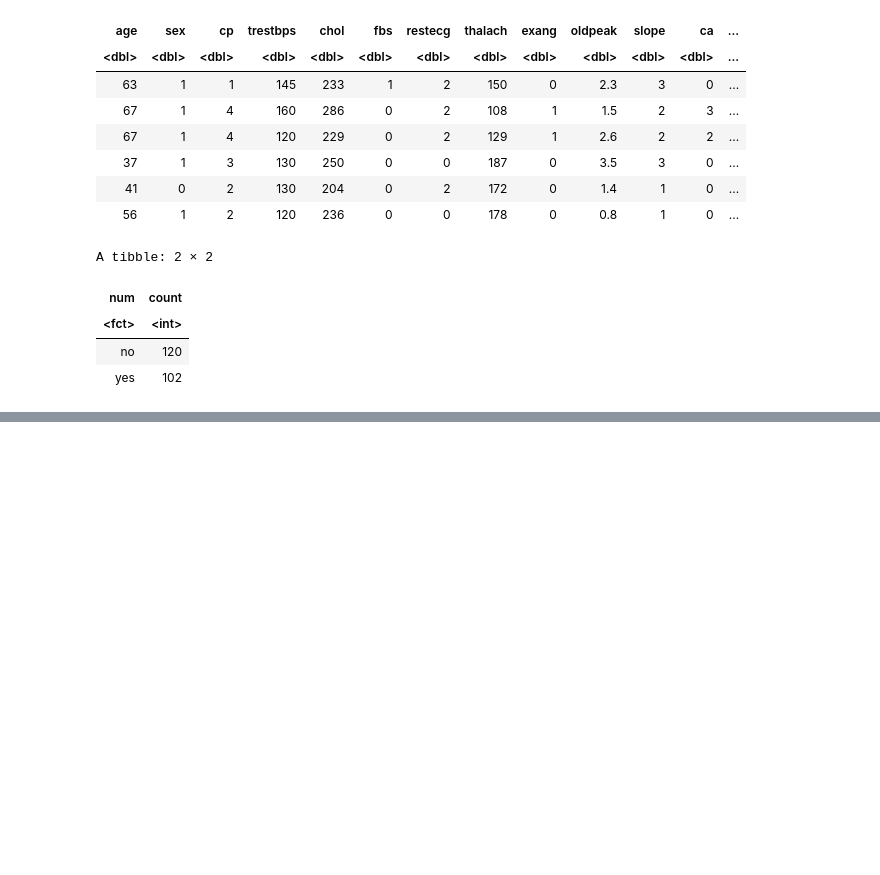
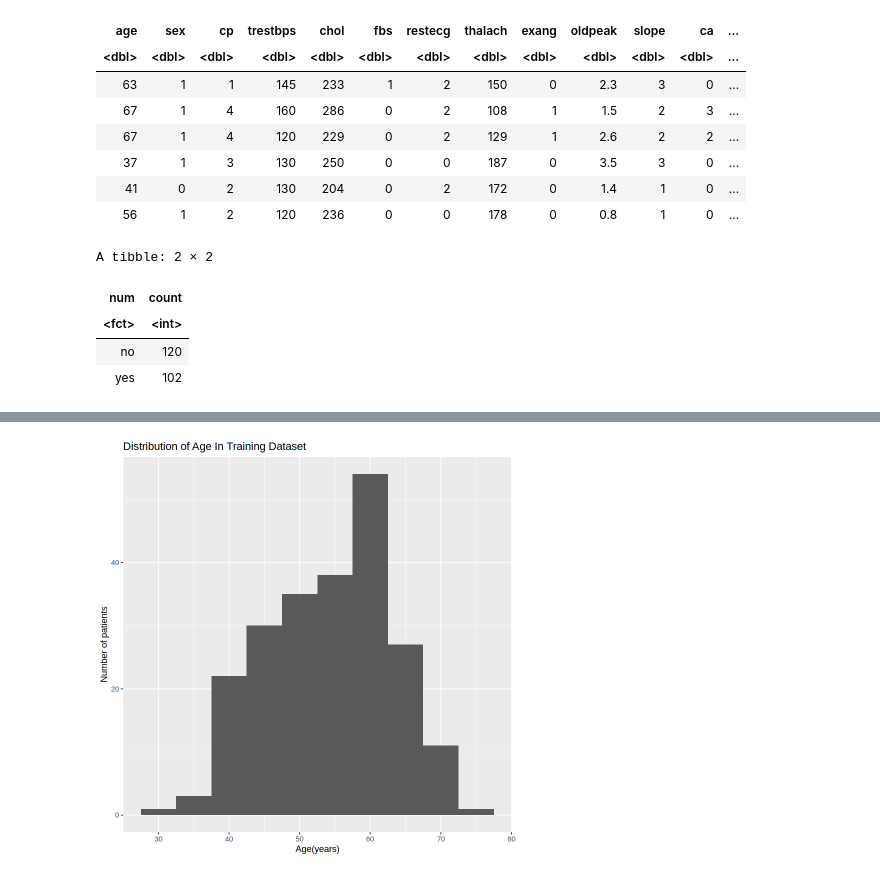
Before and after one commit to kcarri02/GROUP-PROJECT, a Jupyter notebook: ProjectNotebook.ipynb, the cells around one changed output, grey strips where cells are left out. Drawn from its saved outputs; the diff is of its cells as text; code cells hidden in the pictures; blank space fills up the shorter version.

```diff
--- a/ProjectNotebook.ipynb
+++ b/ProjectNotebook.ipynb
@@ -121,0 +138,9 @@ chol_vs_heart
+# %%
+agedistribution <- heart_training |>
+ggplot(aes(x = age)) +
+geom_histogram(bins = 10) +
+labs(x = "Age(years)", y = "Number of patients") +
+ggtitle("Distribution of Age In Training Dataset")
+agedistribution
+# %% [output]
+[figure, added]
```
Also changed, not shown: parts of 9 cells of this notebook.
